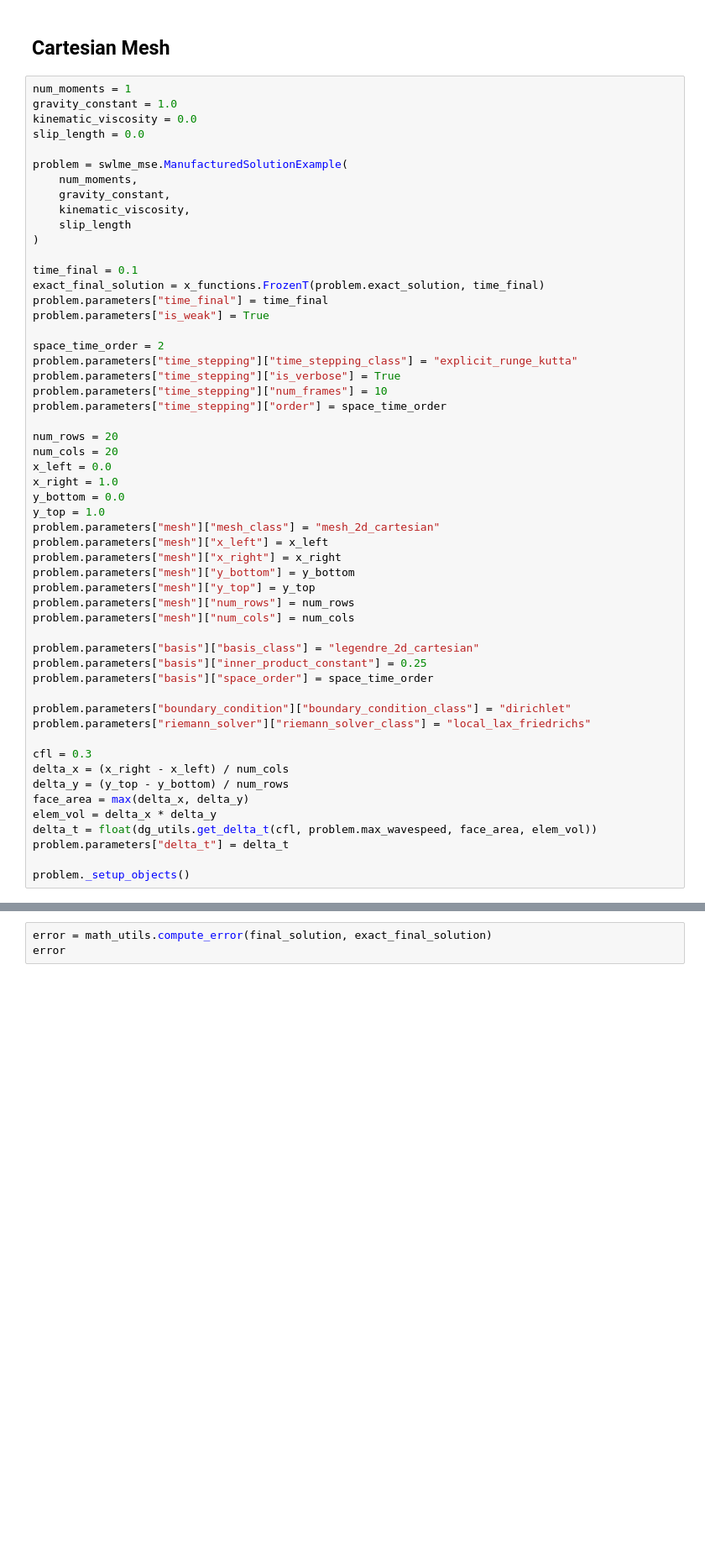
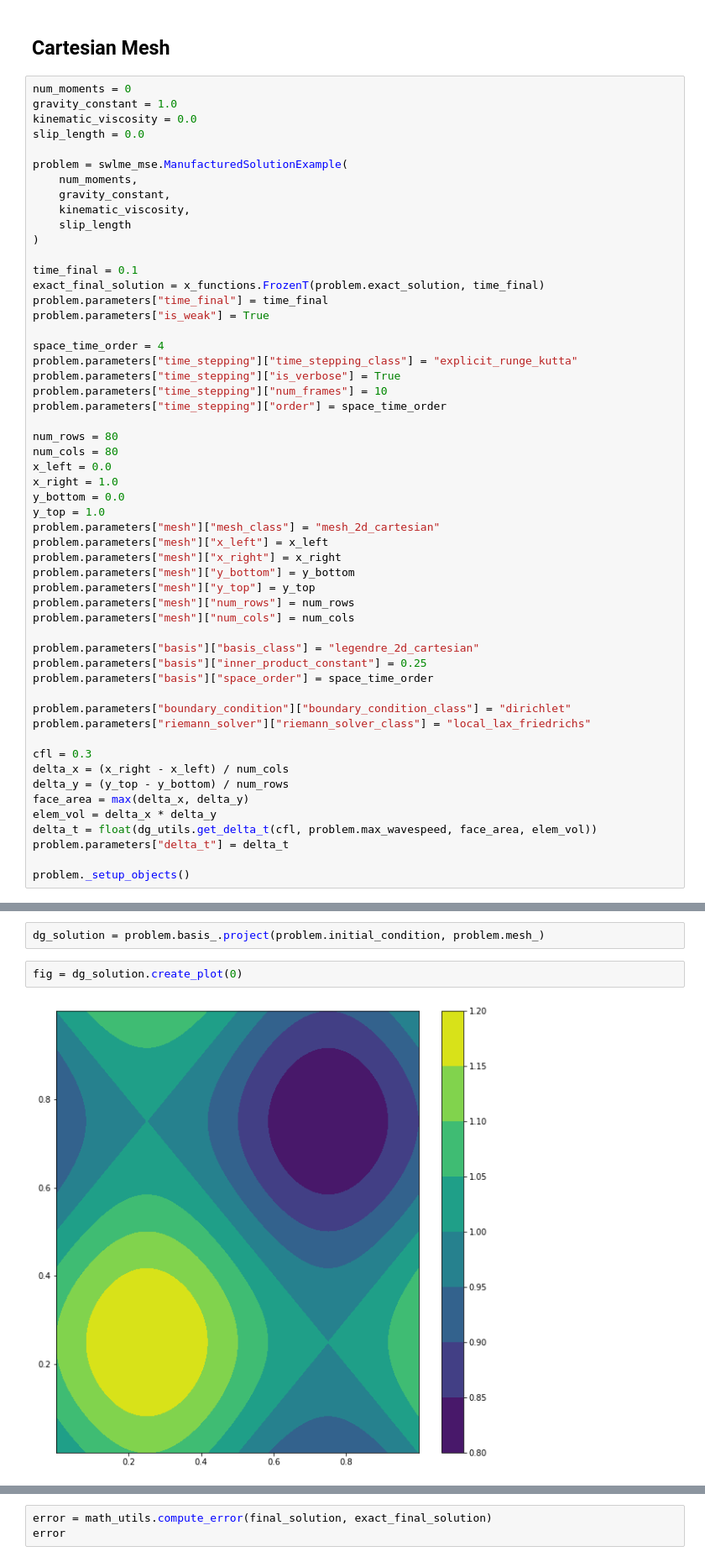
Before and after one commit to caleblogemann/pydogpack, a Jupyter notebook: apps/twodimensional/shallowwaterlinearizedmomentequations/manufacturedsolutionexample/manufactured_solution_example.ipynb, the cells around one changed output, grey strips where cells are left out. Shown at 84% size. Cells and saved outputs as stored; diff of their text form; blank space fills up the shorter version.

```diff
--- a/apps/twodimensional/shallowwaterlinearizedmomentequations/manufacturedsolutionexample/manufactured_solution_example.ipynb
+++ b/apps/twodimensional/shallowwaterlinearizedmomentequations/manufacturedsolutionexample/manufactured_solution_example.ipynb
@@ -21,7 +21,7 @@ from IPython.display import HTML
 # %% [markdown]
 ## Cartesian Mesh
 # %%
-num_moments = 1
+num_moments = 0
 gravity_constant = 1.0
 kinematic_viscosity = 0.0
 slip_length = 0.0
@@ -38,14 +38,14 @@ exact_final_solution = x_functions.FrozenT(problem.exact_solution, time_final)
 problem.parameters["time_final"] = time_final
 problem.parameters["is_weak"] = True
 
-space_time_order = 2
+space_time_order = 4
 problem.parameters["time_stepping"]["time_stepping_class"] = "explicit_runge_kutta"
 problem.parameters["time_stepping"]["is_verbose"] = True
 problem.parameters["time_stepping"]["num_frames"] = 10
 problem.parameters["time_stepping"]["order"] = space_time_order
 
-num_rows = 20
-num_cols = 20
+num_rows = 80
+num_cols = 80
 x_left = 0.0
 x_right = 1.0
 y_bottom = 0.0
@@ -103,3 +103,9 @@ HTML(ani.to_html5_video())
 # %% [output]
 [interactive output not drawn]
 [figure]
+# %%
+dg_solution = problem.basis_.project(problem.initial_condition, problem.mesh_)
+# %%
+fig = dg_solution.create_plot(0)
+# %% [output]
+[figure, added]
```
Also changed, not shown: parts of 5 cells of this notebook, 11 other files.
